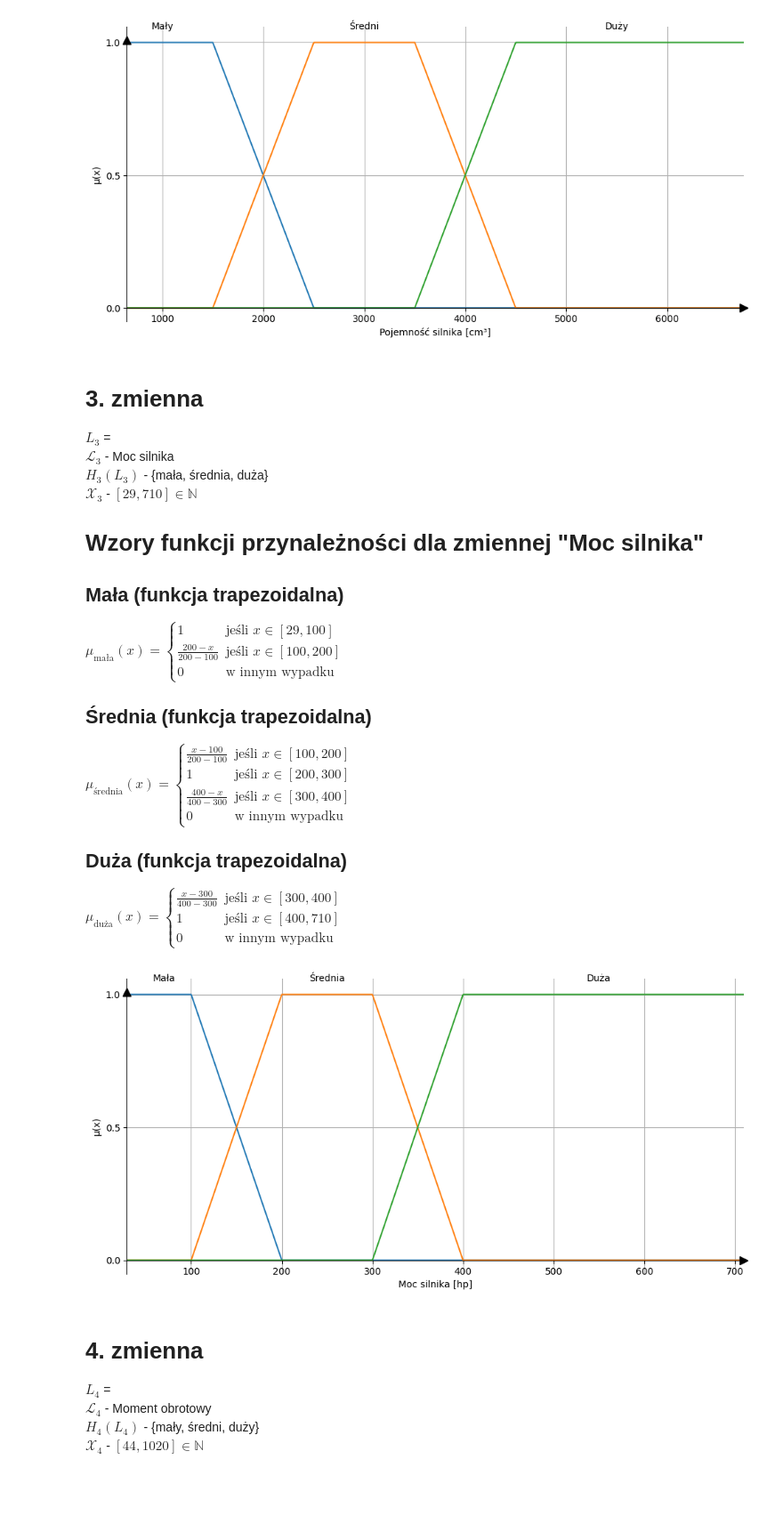
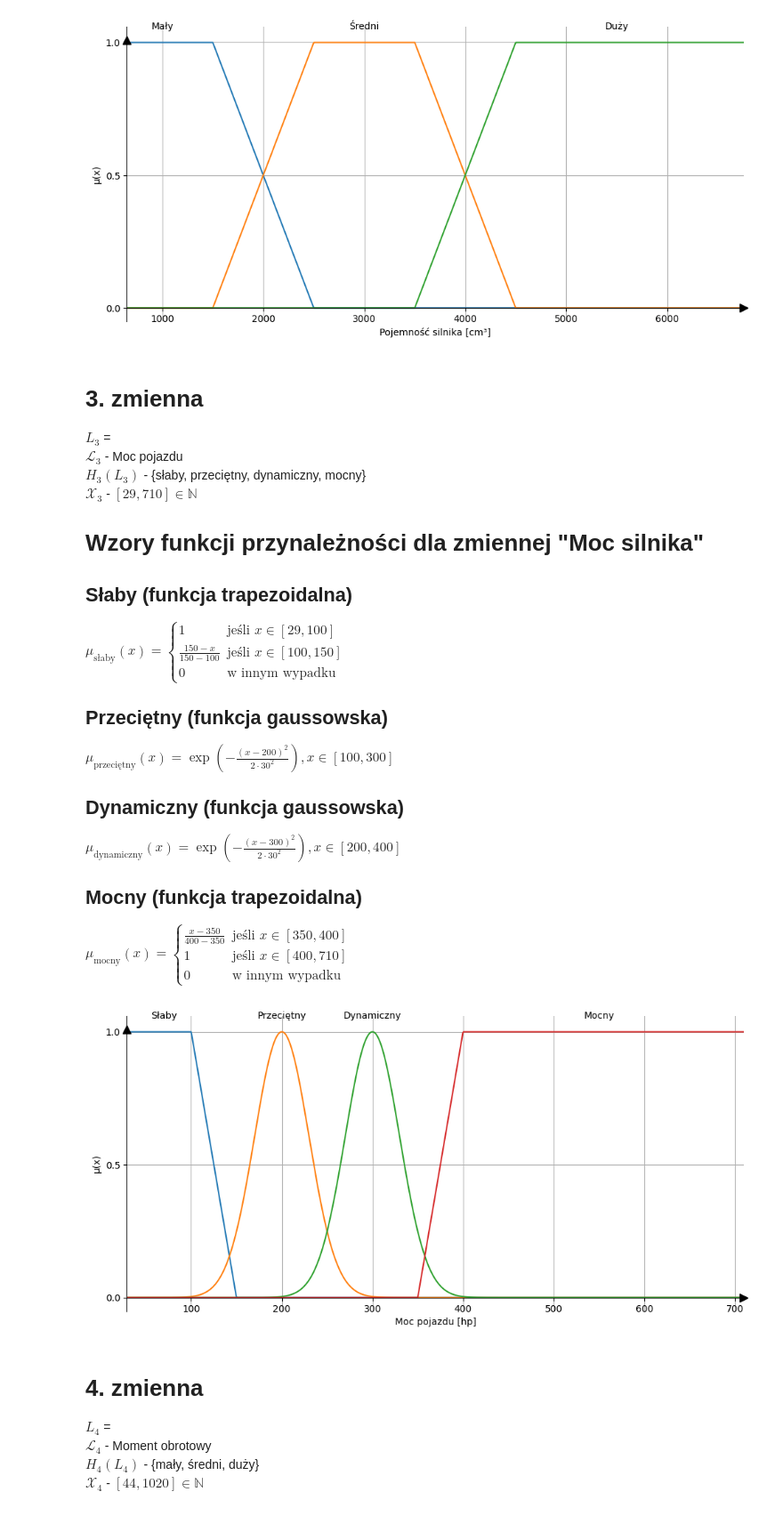
Before and after one commit to venomiakk/computer-systems-of-recognition, a Jupyter notebook: linguistic-summarization/data/linguistic_variables.ipynb, the cells around one changed output. Shown at 89% size. Drawn from its saved outputs; the diff is of its cells as text; code cells hidden in the pictures; blank space fills up the shorter version.

```diff
--- a/linguistic-summarization/data/linguistic_variables.ipynb
+++ b/linguistic-summarization/data/linguistic_variables.ipynb
@@ -30,7 +30,7 @@ def triangular(x, a, b, c):
     )
 
 def gaussian(x, c, sigma):
-    return np.exp(-((x - c) ** 2) / (2 * sigma ** 2))
+    return np.exp(-((x - c) ** 2) / (2 * (sigma ** 2)))
 # %% [markdown]
 # przykład
 
@@ -198,66 +198,68 @@ plt.show()
 # %% [markdown]
 # 3. zmienna
 $L_3$ =
-$\mathcal{L_3}$ - Moc silnika
-$H_3(L_3)$ - \{mała, średnia, duża\}
+$\mathcal{L_3}$ - Moc pojazdu
+$H_3(L_3)$ - \{słaby, przeciętny, dynamiczny, mocny\}
 $\mathcal{X_3}$ - $[29, 710] \in \mathbb{N}$
 
 # Wzory funkcji przynależności dla zmiennej "Moc silnika"
 
-## Mała (funkcja trapezoidalna)
-$\mu_{\text{mała}}(x) = \begin{cases}
+## Słaby (funkcja trapezoidalna)
+$\mu_{\text{słaby}}(x) = \begin{cases}
 1 & \text{jeśli } x \in [29, 100] \\
-\frac{200-x}{200-100} & \text{jeśli } x \in [100, 200] \\
-0 & \text{w innym wypadku}
-\end{cases}$
-
-## Średnia (funkcja trapezoidalna)
-$\mu_{\text{średnia}}(x) = \begin{cases}
-\frac{x-100}{200-100} & \text{jeśli } x \in [100, 200] \\
-1 & \text{jeśli } x \in [200, 300] \\
-\frac{400-x}{400-300} & \text{jeśli } x \in [300, 400] \\
+\frac{150-x}{150-100} & \text{jeśli } x \in [100, 150] \\
 0 & \text{w innym wypadku }
 \end{cases}$
 
-## Duża (funkcja trapezoidalna)
-$\mu_{\text{duża}}(x) = \begin{cases}
-\frac{x-300}{400-300} & \text{jeśli } x \in [300, 400] \\
+## Przeciętny (funkcja gaussowska)
+$\mu_{\text{przeciętny}}(x) = \exp\left(-\frac{(x-200)^2}{2 \cdot 30^2}\right), x \in [100,300]$
+
+## Dynamiczny (funkcja gaussowska)
+$\mu_{\text{dynamiczny}}(x) = \exp\left(-\frac{(x-300)^2}{2 \cdot 30^2}\right), x \in [200, 400]$
+
+## Mocny (funkcja trapezoidalna)
+$\mu_{\text{mocny}}(x) = \begin{cases}
+\frac{x-350}{400-350} & \text{jeśli } x \in [350, 400] \\
 1 & \text{jeśli } x \in [400, 710] \\
 0 & \text{w innym wypadku }
 \end{cases}$
 # %%
 x = np.linspace(29, 710, 1000)
-maly = trapezoidal(x, 28, 29, 100, 200)
-sredni = trapezoidal(x, 100, 200, 300, 400)
-duzy = trapezoidal(x, 300, 400, 710, 711)
+slaby = trapezoidal(x, 28, 29, 100, 150)
+przecietny = gaussian(x, 200, 30)
+dynamiczny = gaussian(x, 300, 30)
+mocny = trapezoidal(x, 350, 400, 710, 711)
+
 plt.figure(figsize=(10, 5))
-plt.plot(x, maly, label='Mały')
-plt.plot(x, sredni, label='Średni')
-plt.plot(x, duzy, label='Duży')
-plt.xlabel('Moc silnika [hp]')
+plt.plot(x, slaby, label='Słaby')
+plt.plot(x, przecietny, label='Przeciętny')
+plt.plot(x, dynamiczny, label='Dynamiczny')
+plt.plot(x, mocny, label='Mocny')
+plt.xlabel('Moc pojazdu [hp]')
 plt.ylabel('μ(x)')
 plt.xlim(29, 710)
 plt.yticks([0, 0.5, 1])
-plt.text(70, 1.05, 'Mała', ha='center')
-plt.text(250, 1.05, 'Średnia', ha='center')
-plt.text(550, 1.05, 'Duża', ha='center')
+plt.text(70, 1.05, 'Słaby', ha='center')
+plt.text(200, 1.05, 'Przeciętny', ha='center')
+plt.text(300, 1.05, 'Dynamiczny', ha='center')
+plt.text(550, 1.05, 'Mocny', ha='center')
 # Remove box/frame
 ax = plt.gca()
 ax.spines['top'].set_visible(False)
 ax.spines['right'].set_visible(False)
 # Add arrows to axes
 ax.spines['bottom'].set_visible(True)
 ax.spines['left'].set_visible(True)
 ax.spines['bottom'].set_position(('data', 0))
 ax.spines['left'].set_position(('data', 29))
 # Add arrows to the ends of the axes
 ax.plot(710.1, 0, ">k", ms=8, clip_on=False)
 ax.plot(29, 1.01, "^k", ms=8, clip_on=False)
 plt.grid()
 plt.tight_layout()
 plt.show()
 # %% [output]
-[figure, old version]
+[figure, new version]
 # %% [markdown]
 # 4. zmienna
 $L_4$ =
```
Also changed, not shown: parts of 16 cells of this notebook, 3 other files.
